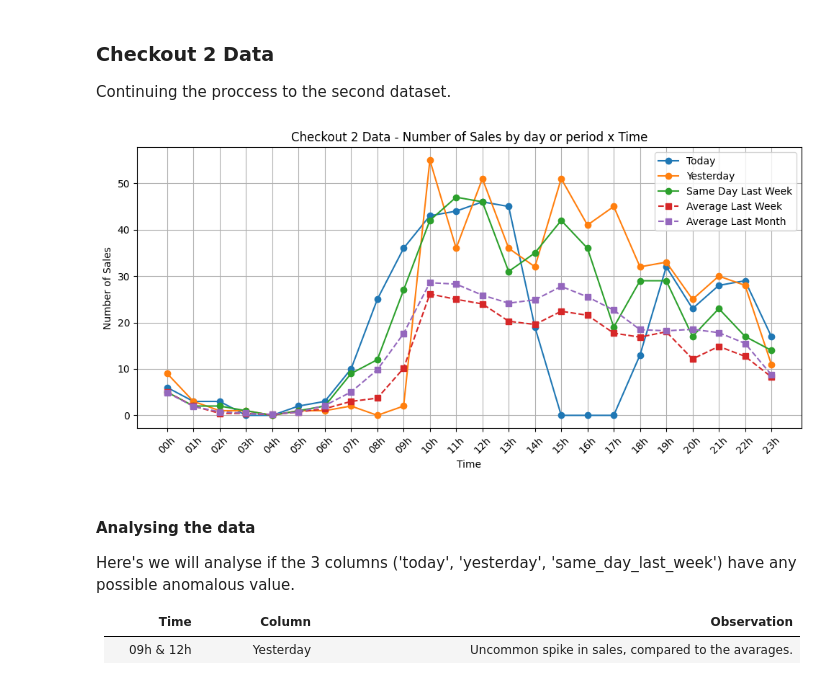
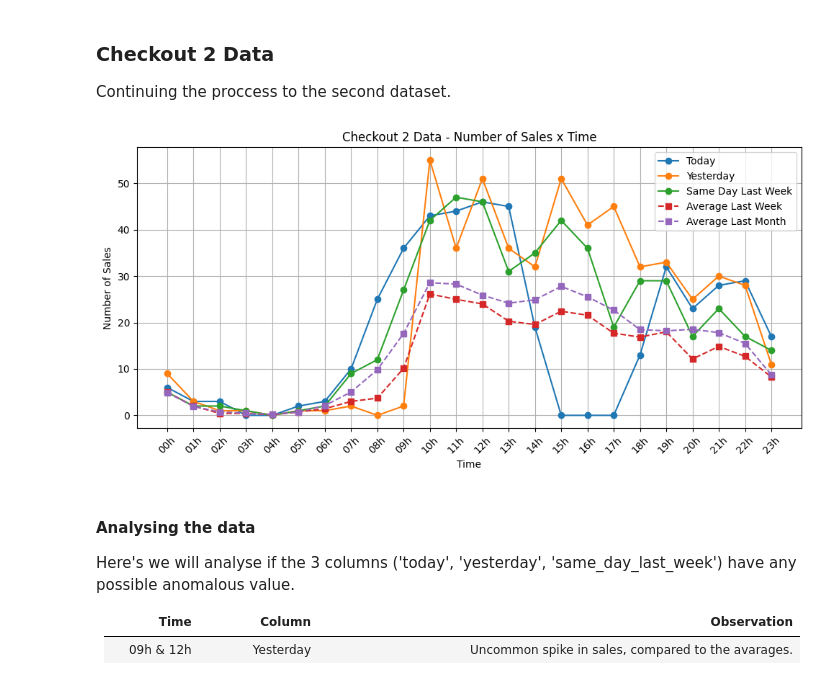
Before and after one commit to cassisob/Monitoring-System-Activity, a Jupyter notebook: actitity_1.ipynb, the cells around one changed output. Cells and saved outputs as stored; diff of their text form; code cells hidden in the pictures.

```diff
--- a/actitity_1.ipynb
+++ b/actitity_1.ipynb
@@ -91,28 +104,28 @@ Continuing the proccess to the second dataset.
 # %%
 # Ploting a line graph
 plt.figure(figsize=(10, 5))
 
 # Ploting each line
 plt.plot(checkout_2['time'], checkout_2['today'], marker='o', label='Today')
 plt.plot(checkout_2['time'], checkout_2['yesterday'], marker='o', label='Yesterday')
 plt.plot(checkout_2['time'], checkout_2['same_day_last_week'], marker='o', label='Same Day Last Week')
 plt.plot(checkout_2['time'], checkout_2['avg_last_week'], marker='s', linestyle='--',label='Average Last Week')
 plt.plot(checkout_2['time'], checkout_2['avg_last_month'], marker='s', linestyle='--', label='Average Last Month')
 
 
 # Improving visualization
 plt.xticks(rotation=45)
 plt.xlabel('Time')
 plt.ylabel('Number of Sales')
-plt.title('Checkout 2 Data - Number of Sales by day or period x Time')
+plt.title('Checkout 2 Data - Number of Sales x Time')
 plt.grid(True)
 plt.legend()
 plt.tight_layout()
 
 # Showing the graph
 plt.show()
 # %% [output]
-[figure, old version]
+[figure, new version]
 # %% [markdown]
 #### Analysing the data
 
```
Also changed, not shown: parts of 2 cells of this notebook, 3 other files.
